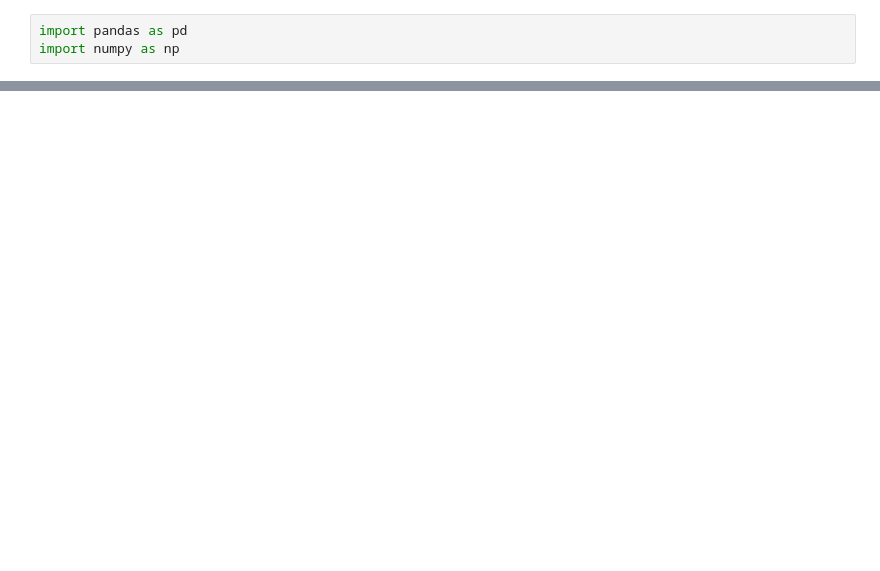
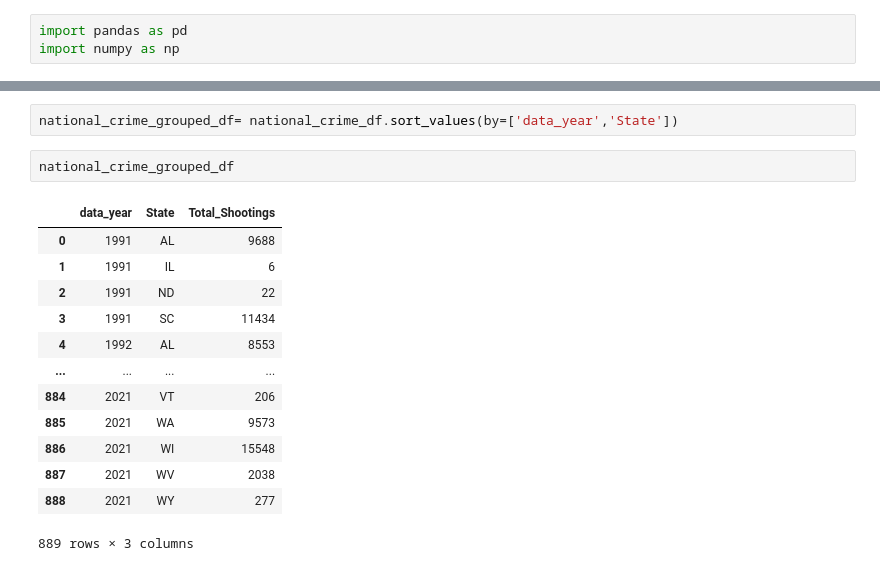
Before and after one commit to MSchell0129/Complex_Political_Phenomenon, a Jupyter notebook: Code_Files/state_gun_laws.ipynb, the cells around one changed output, grey strips where cells are left out. Saved outputs shown, nothing was run; the diff lists cells and outputs as text; blank space fills up the shorter version.

```diff
--- a/Code_Files/state_gun_laws.ipynb
+++ b/Code_Files/state_gun_laws.ipynb
@@ -38,0 +143,18 @@ state_gun_laws_df.tail(20)
+# %%
+national_crime_grouped_df= national_crime_df.sort_values(by=['data_year','State'])
+# %%
+national_crime_grouped_df
+# %% [output]
+|  | data_year | State | Total_Shootings |
+| 0 | 1991 | AL | 9688 |
+| 1 | 1991 | IL | 6 |
+| 2 | 1991 | ND | 22 |
+| 3 | 1991 | SC | 11434 |
+| 4 | 1992 | AL | 8553 |
+| ... | ... | ... | ... |
+| 884 | 2021 | VT | 206 |
+| 885 | 2021 | WA | 9573 |
+| 886 | 2021 | WI | 15548 |
+| 887 | 2021 | WV | 2038 |
+| 888 | 2021 | WY | 277 |
+889 rows × 3 columns
```
Also changed, not shown: parts of 11 cells of this notebook, 1 other file.
